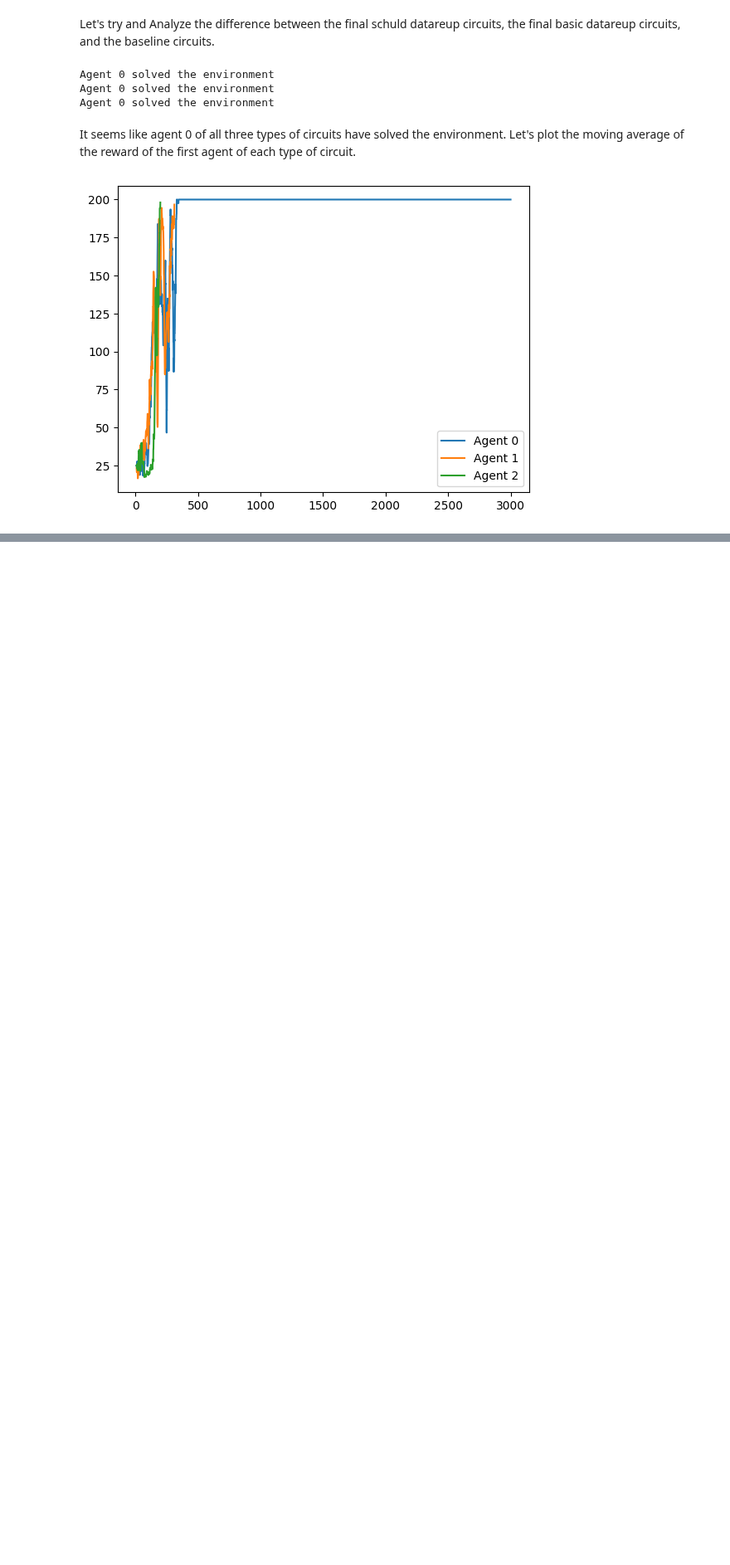
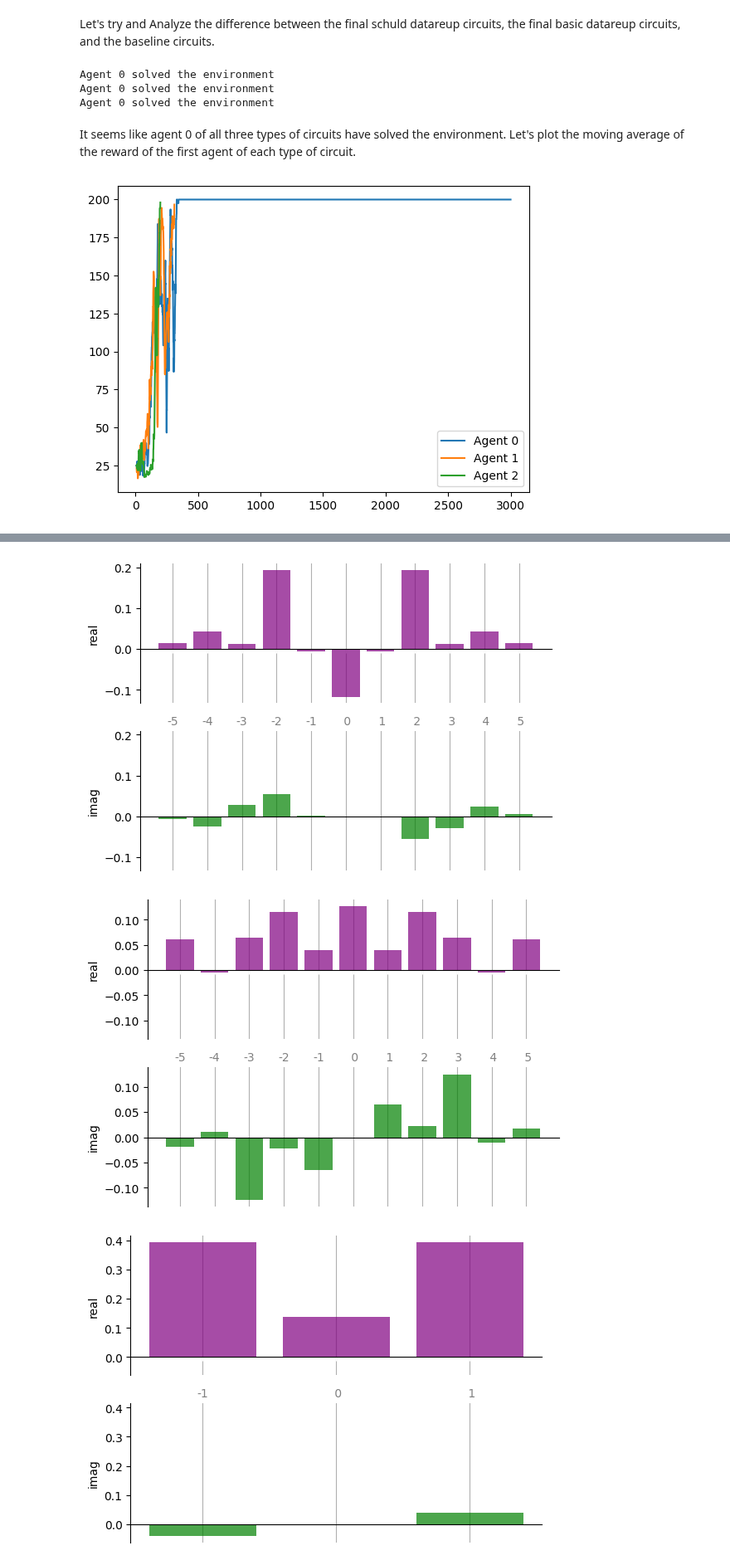
Before and after one commit to RodrigoCoelho7/VQC_Qlearning, a Jupyter notebook: data_analysis/fourier_analysis.ipynb, the cells around one changed output, grey strips where cells are left out. Shown at 83% size. Cells and saved outputs as stored; diff of their text form; code cells hidden in the pictures; blank space fills up the shorter version.

Commit message:
Analysis of some agents

```diff
--- a/data_analysis/fourier_analysis.ipynb
+++ b/data_analysis/fourier_analysis.ipynb
@@ -150,9 +149,13 @@ baseline_weights = baseline_agents[0]["weights"]
 num_layers = 5
 num_qubits = 4
 circuit_arch = "skolik"
-mesasurement = "ZZ"
+measurement = "ZZ"
 
 schuld_datareup_parameters = np.reshape(schuld_datareup_weights[0], (num_layers+1, num_qubits*2))
 basic_datareup_parameters = np.reshape(basic_datareup_weights[0], (num_layers, num_qubits*2))
 baseline_parameters = np.reshape(baseline_weights[0], (num_layers, num_qubits*2))
 data = np.random.uniform(-0.05,0.05)
+
+schuld_datareup_outscaling_weights = schuld_datareup_agents[0]["weights"][-1]
+basic_datareup_outscaling_weights = basic_datareup_agents[0]["weights"][-1]
+baseline_outscaling_weights = baseline_agents[0]["weights"][-1]
@@ -160,0 +162,4 @@ fourier_analysis_schuld = Fourier_Analysis(num_qubits, num_layers, circuit_arch,
+# %%
+fourier_analysis_schuld = Fourier_Analysis(num_qubits, num_layers, circuit_arch, "schuld", measurement, schuld_datareup_parameters, data)
+fourier_analysis_basic = Fourier_Analysis(num_qubits, num_layers, circuit_arch, "basic", measurement, basic_datareup_parameters, data)
+fourier_analysis_baseline = Fourier_Analysis(num_qubits, num_layers, circuit_arch, "baseline", measurement, baseline_parameters, data)
@@ -160,0 +197,8 @@ fourier_analysis_schuld = Fourier_Analysis(num_qubits, num_layers, circuit_arch,
+# %%
+fourier_analysis_schuld.plot_coefficients()
+fourier_analysis_basic.plot_coefficients()
+fourier_analysis_baseline.plot_coefficients()
+# %% [output]
+[figure, added]
+[figure, added]
+[figure, added]
```
Also changed, not shown: parts of 12 cells of this notebook, 8 other files.
